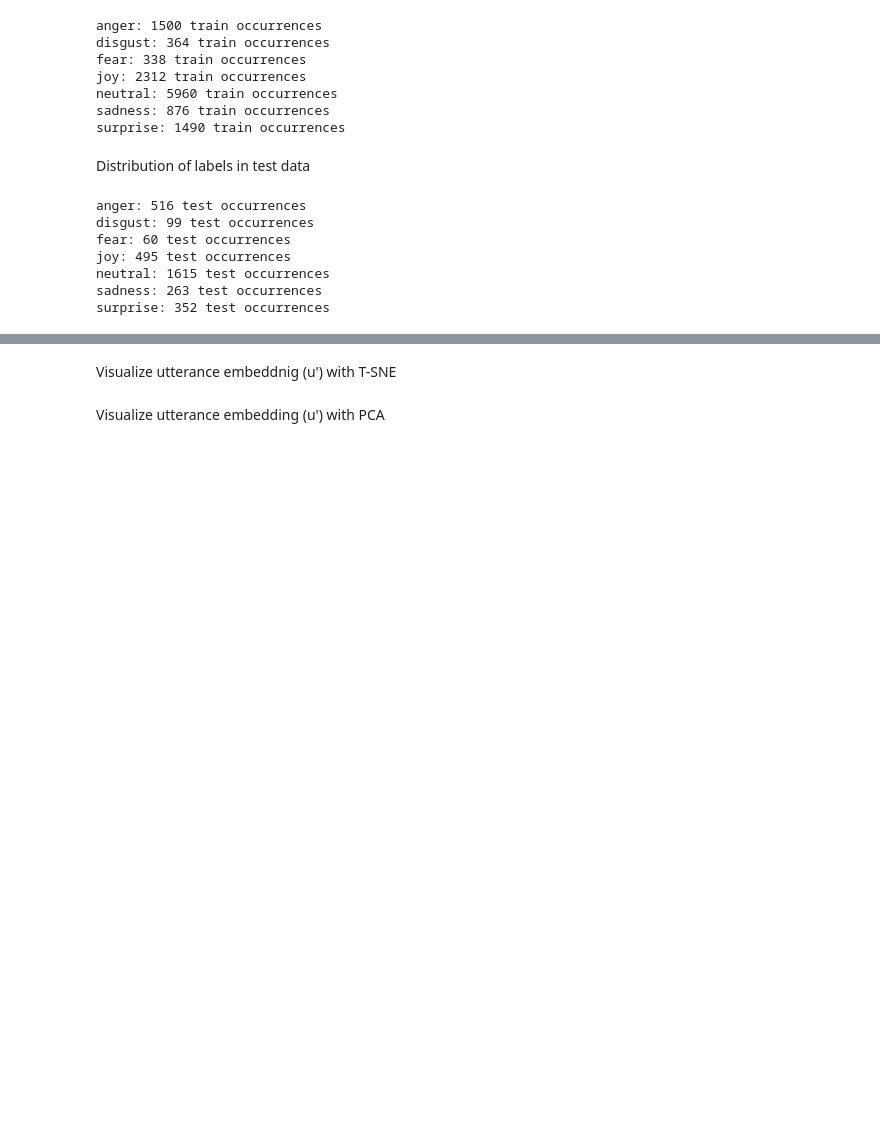
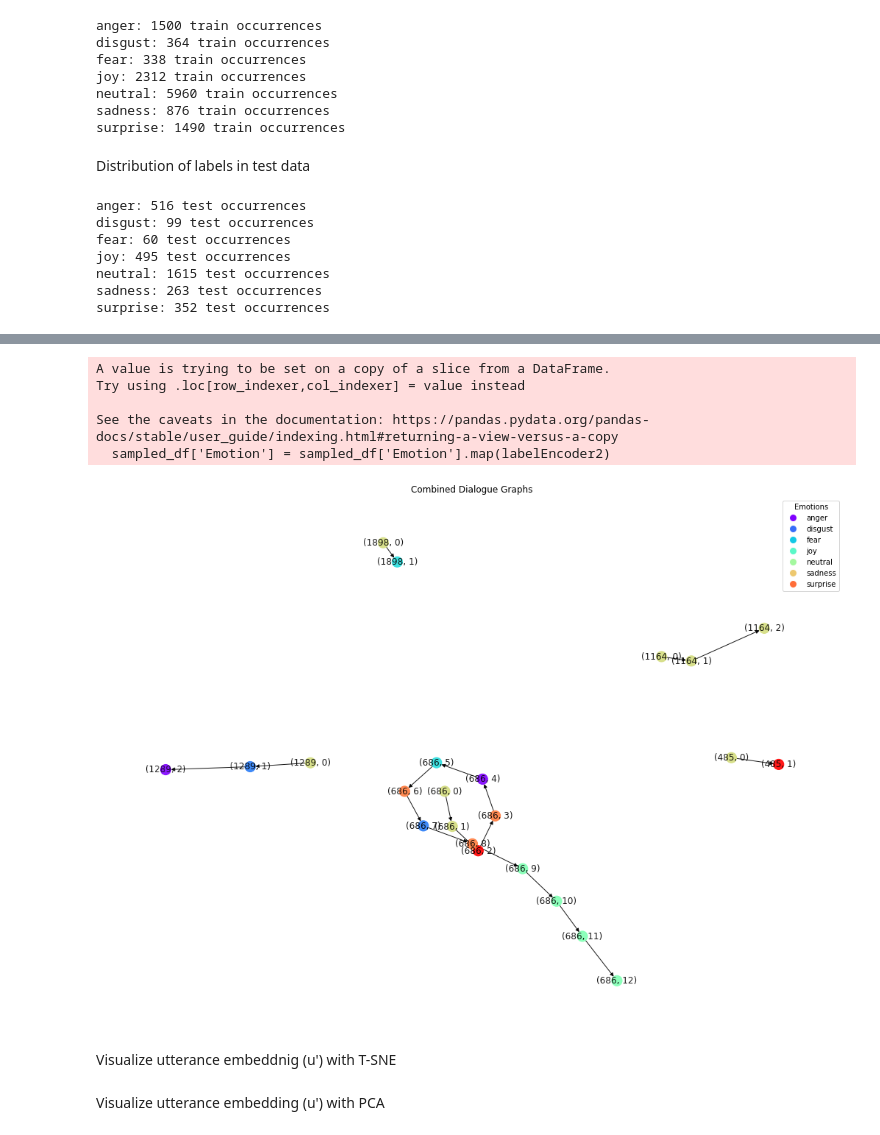
Before and after one commit to ELIJDAYO/ER_GAT, a Jupyter notebook: BERT_contextEncoder.ipynb, the cells around one changed output, grey strips where cells are left out. Saved outputs shown, nothing was run; the diff lists cells and outputs as text; code cells hidden in the pictures; blank space fills up the shorter version.

```diff
--- a/BERT_contextEncoder.ipynb
+++ b/BERT_contextEncoder.ipynb
@@ -210,8 +244,8 @@ if not(checkFile1 and checkFile2):
 else:
     file1 = open('data/dump/' + dataset_path + '/label_encoder.pkl', 'rb')
     file2 = open('data/dump/' + dataset_path + '/label_decoder.pkl', 'rb')
-    labelEncoder = pickle.load(file1)
-    labelDecoder = pickle.load(file2)
+    labelEncoder2 = pickle.load(file1)
+    labelDecoder2 = pickle.load(file2)
     file1.close()
     file2.close()
 # %%
@@ -871,0 +904,4 @@ if key:
+# %%
+X_train = pd.read_csv('data/' + dataset_path + '/train_sent_emo_dya.csv', encoding='shift_jis')
+X_test = pd.read_csv('data/' + dataset_path+ '/test_sent_emo_dya.csv', encoding='utf-8')
+X_dev = pd.read_csv('data/' + dataset_path + '/dev_sent_emo_dya.csv', encoding='utf-8')
@@ -872,3 +945,55 @@ if key:
+# %%
+sampled_dialogues = X_train['Dialogue_ID'].unique()
+MAX_G = 5
+if len(sampled_dialogues) > MAX_G:
+    sampled_dialogues = random.sample(list(sampled_dialogues), MAX_G)
+
+sampled_df = X_train[X_train['Dialogue_ID'].isin(sampled_dialogues)]
+
+# Encoding emotions using custom labelEncoder2
+sampled_df['Emotion'] = sampled_df['Emotion'].map(labelEncoder2)
+
+def visualize_combined_dialogues(dialogues_df):
+    G = nx.DiGraph()
+
+    # Add nodes and edges for each dialogue
+    for dialogue_id in dialogues_df['Dialogue_ID'].unique():
+        df = dialogues_df[dialogue_id == dialogues_df['Dialogue_ID']]
+
+        # Add nodes with emotion as an attribute
+        for idx, row in df.iterrows():
+            G.add_node((dialogue_id, row['Utterance_ID']), emotion=row['Emotion'])
+
+        # Add edges (for simplicity, connect consecutive utterances)
+        for i in range(len(df) - 1):
+            G.add_edge((dialogue_id, df['Utterance_ID'].iloc[i]), (dialogue_id, df['Utterance_ID'].iloc[i + 1]))
+
+    pos = nx.spring_layout(G, seed=42)  # Position nodes using the spring layout
+    emotions = nx.get_node_attributes(G, 'emotion')
+    node_colors = [emotions[node] for node in G.nodes()]
+
+    plt.figure(figsize=(14, 10))
+    nx.draw(G, pos, node_color=node_colors, cmap=plt.cm.rainbow,
+            node_size=200,
+            with_labels=True,
+            alpha=0.9)
+
+    # Create a legend using labelDecoder2
+    handles = [plt.Line2D([0], [0], marker='o', color='w', markerfacecolor=plt.cm.rainbow(i / len(labelDecoder2)), markersize=10) for i in range(len(labelDecoder2))]
+    plt.legend(handles, [labelDecoder2[i] for i in range(len(labelDecoder2))], title='Emotions', loc='best')
+
+    plt.title('Combined Dialogue Graphs')
+    plt.show()
+
+# Visualize the combined dialogues
+visualize_combined_dialogues(sampled_df)
+# %% [output]
+A value is trying to be set on a copy of a slice from a DataFrame.
+Try using .loc[row_indexer,col_indexer] = value instead
+
+See the caveats in the documentation: https://pandas.pydata.org/pandas-docs/stable/user_guide/indexing.html#returning-a-view-versus-a-copy
+  sampled_df['Emotion'] = sampled_df['Emotion'].map(labelEncoder2)
+[figure, added]
 # %% [markdown]
 Visualize utterance embeddnig (u') with T-SNE
 # %%
```
Also changed, not shown: parts of 18 cells of this notebook, 11 other files.
